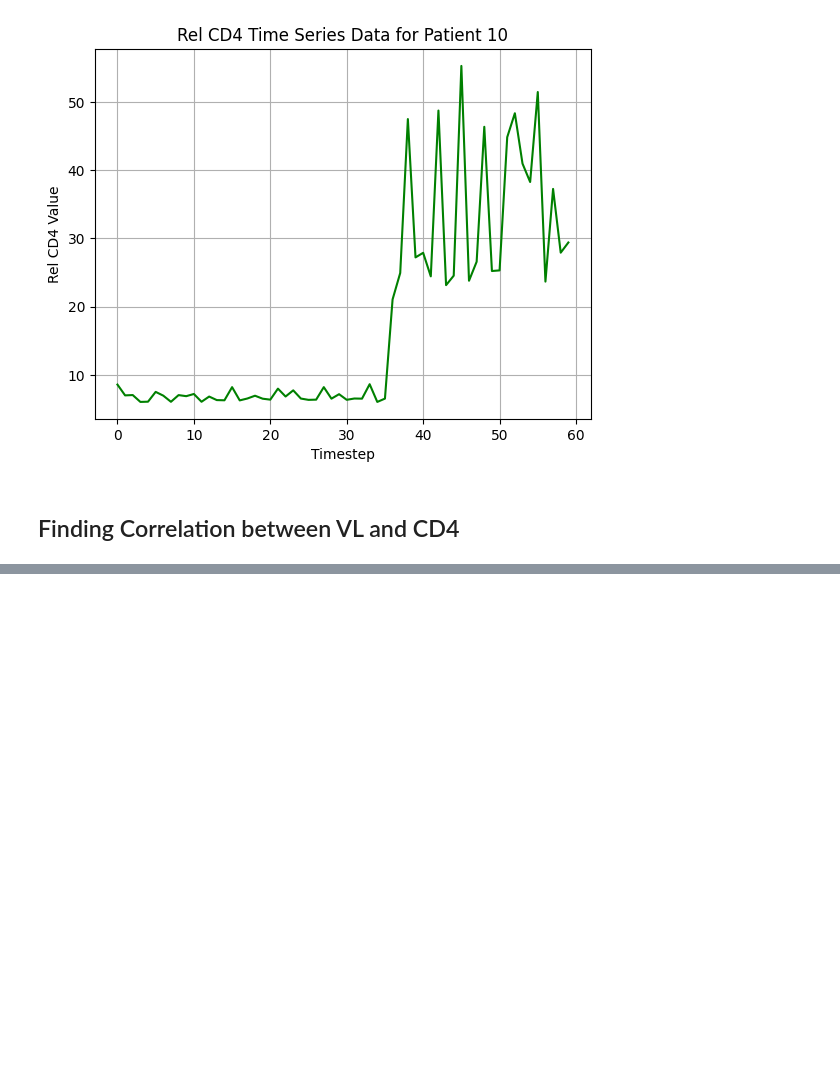
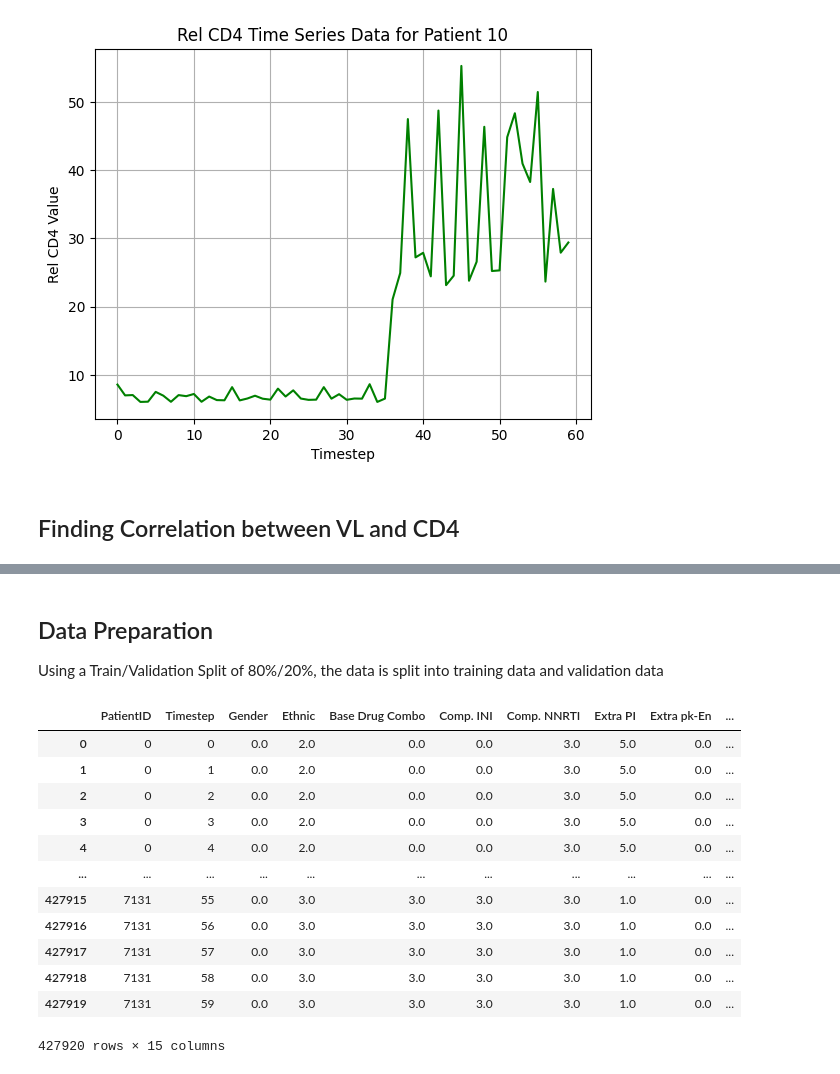
Before and after one commit to e-mny/MLDA_DocDiagx, a Jupyter notebook: MLDA_BabyBoss.ipynb, the cells around one changed output, grey strips where cells are left out. Saved outputs shown, nothing was run; the diff lists cells and outputs as text; code cells hidden in the pictures; blank space fills up the shorter version.

```diff
--- a/MLDA_BabyBoss.ipynb
+++ b/MLDA_BabyBoss.ipynb
@@ -292,0 +320,4 @@ print("Average correlation coefficient:", average_correlation)
+# %% [markdown]
+## Data Preparation
+
+Using a Train/Validation Split of 80%/20%, the data is split into training data and validation data
@@ -292,0 +338,16 @@ print("Average correlation coefficient:", average_correlation)
+# %%
+train_data
+# %% [output]
+|  | PatientID | Timestep | Gender | Ethnic | Base Drug Combo | Comp. INI | Comp. NNRTI | Extra PI | Extra pk-En | ... |
+| 0 | 0 | 0 | 0.0 | 2.0 | 0.0 | 0.0 | 3.0 | 5.0 | 0.0 | ... |
+| 1 | 0 | 1 | 0.0 | 2.0 | 0.0 | 0.0 | 3.0 | 5.0 | 0.0 | ... |
+| 2 | 0 | 2 | 0.0 | 2.0 | 0.0 | 0.0 | 3.0 | 5.0 | 0.0 | ... |
+| 3 | 0 | 3 | 0.0 | 2.0 | 0.0 | 0.0 | 3.0 | 5.0 | 0.0 | ... |
+| 4 | 0 | 4 | 0.0 | 2.0 | 0.0 | 0.0 | 3.0 | 5.0 | 0.0 | ... |
+| ... | ... | ... | ... | ... | ... | ... | ... | ... | ... | ... |
+| 427915 | 7131 | 55 | 0.0 | 3.0 | 3.0 | 3.0 | 3.0 | 1.0 | 0.0 | ... |
+| 427916 | 7131 | 56 | 0.0 | 3.0 | 3.0 | 3.0 | 3.0 | 1.0 | 0.0 | ... |
+| 427917 | 7131 | 57 | 0.0 | 3.0 | 3.0 | 3.0 | 3.0 | 1.0 | 0.0 | ... |
+| 427918 | 7131 | 58 | 0.0 | 3.0 | 3.0 | 3.0 | 3.0 | 1.0 | 0.0 | ... |
+| 427919 | 7131 | 59 | 0.0 | 3.0 | 3.0 | 3.0 | 3.0 | 1.0 | 0.0 | ... |
+427920 rows × 15 columns
```
Also changed, not shown: parts of 16 cells of this notebook.
